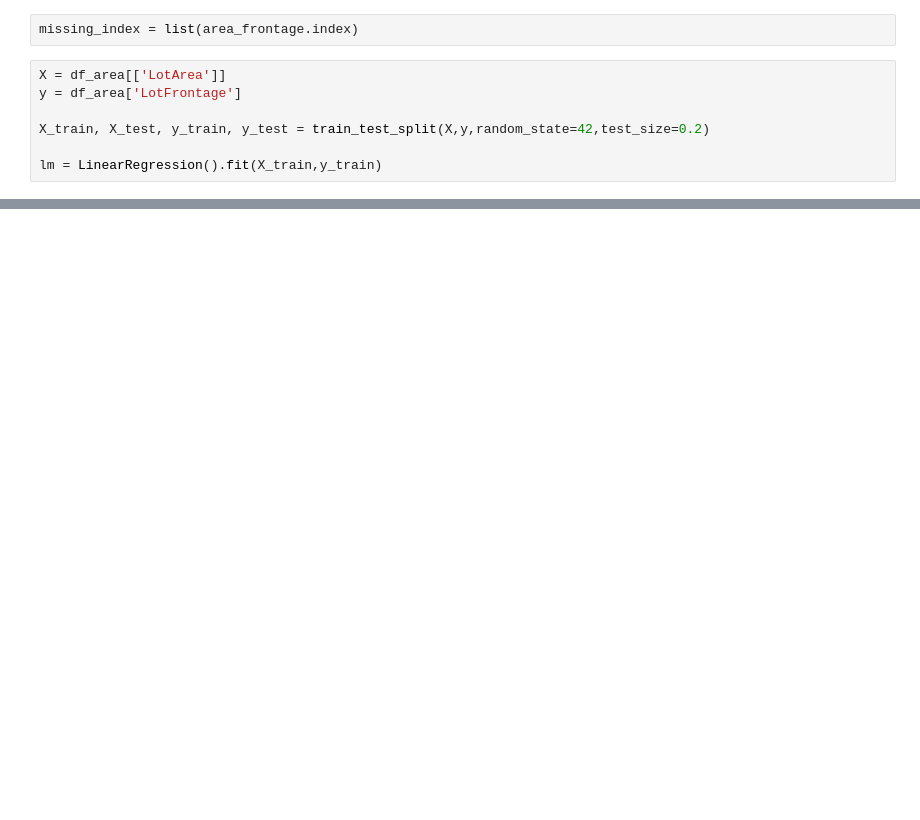
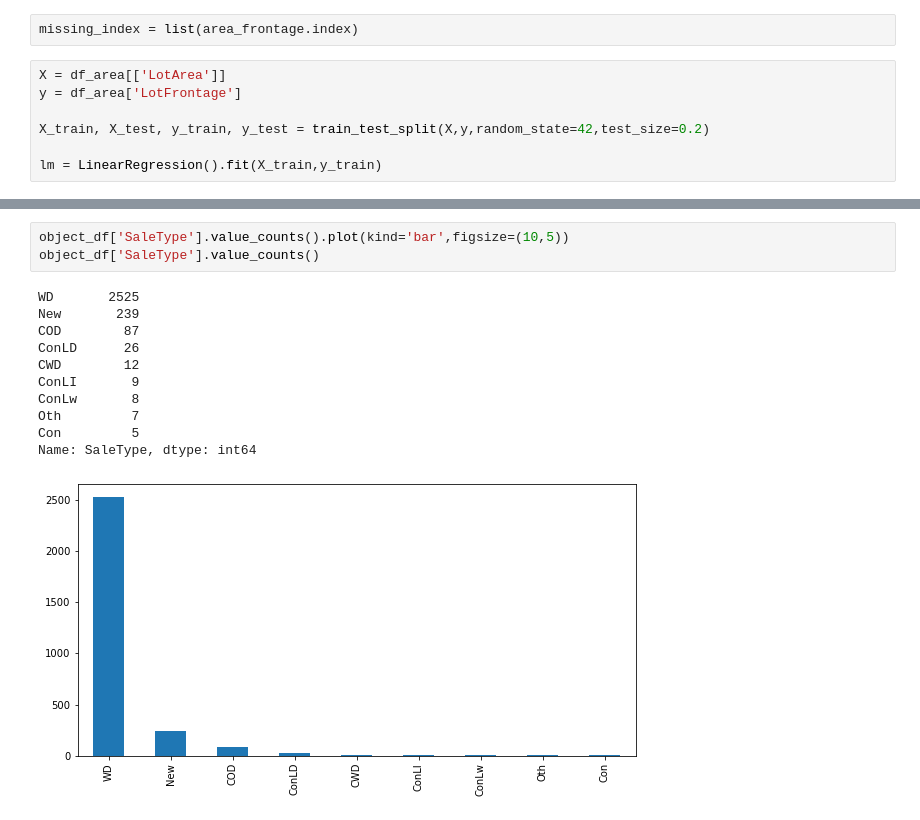
Before and after one commit to nehelmalhotra/Boston-Housing-Prices, a Jupyter notebook: Boston_price_prediction.ipynb, the cells around one changed output, grey strips where cells are left out. Drawn from its saved outputs; the diff is of its cells as text; blank space fills up the shorter version.

```diff
--- a/Boston_price_prediction.ipynb
+++ b/Boston_price_prediction.ipynb
@@ -232,0 +298,15 @@ df_train.describe()
+# %%
+object_df['SaleType'].value_counts().plot(kind='bar',figsize=(10,5))
+object_df['SaleType'].value_counts()
+# %% [output]
+WD       2525
+New       239
+COD        87
+ConLD      26
+CWD        12
+ConLI       9
+ConLw       8
+Oth         7
+Con         5
+Name: SaleType, dtype: int64
+[figure, added]
```
Also changed, not shown: parts of 68 cells of this notebook.
